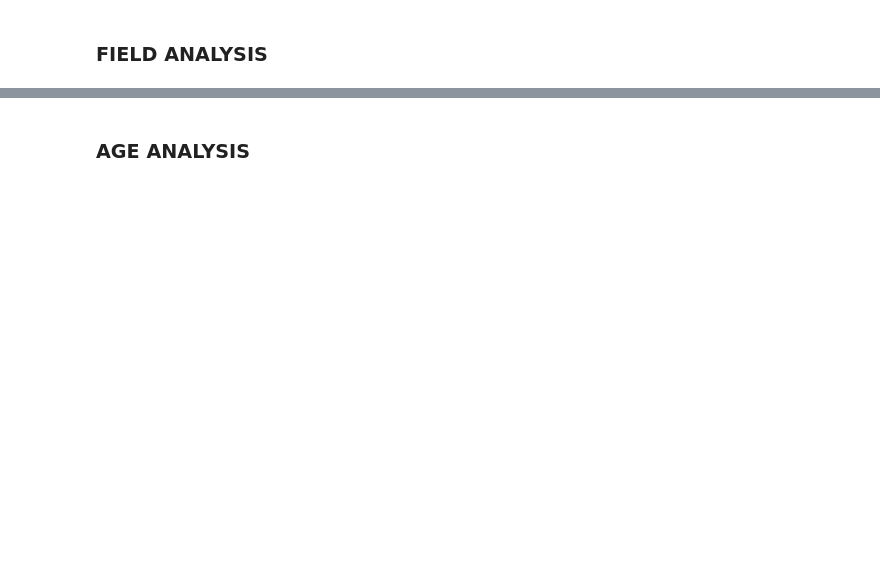
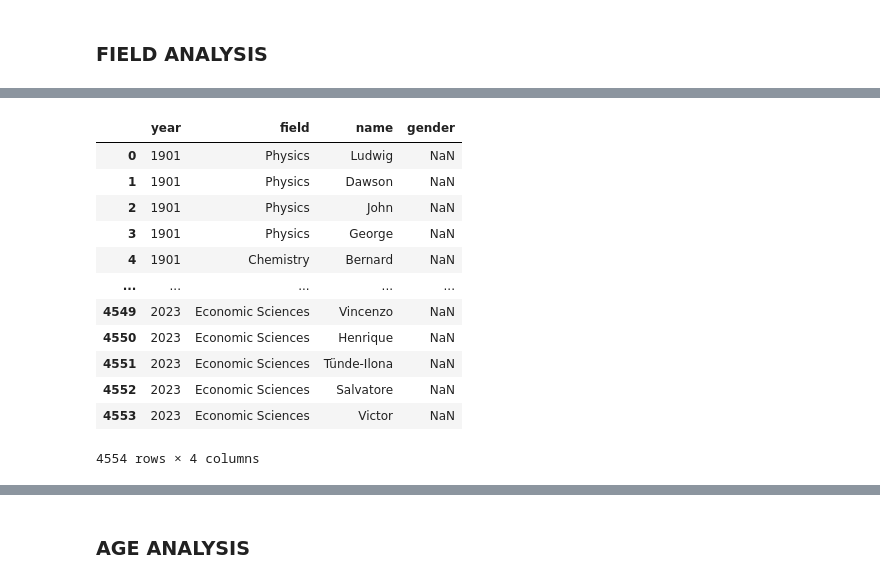
Before and after one commit to Bluceli168/IH-API-Project, a Jupyter notebook: main.ipynb, the cells around one changed output, grey strips where cells are left out. Saved outputs shown, nothing was run; the diff lists cells and outputs as text; code cells hidden in the pictures; blank space fills up the shorter version.

```diff
--- a/main.ipynb
+++ b/main.ipynb
@@ -140,0 +205,20 @@ names_df.to_csv('sources/names.csv', index=False)
+# %%
+
+
+
+names_df = get_papers_authors(gender_columns, 1901, 2023, 'initial')
+display(names_df)
+# %% [output]
+|  | year | field | name | gender |
+| 0 | 1901 | Physics | Ludwig | NaN |
+| 1 | 1901 | Physics | Dawson | NaN |
+| 2 | 1901 | Physics | John | NaN |
+| 3 | 1901 | Physics | George | NaN |
+| 4 | 1901 | Chemistry | Bernard | NaN |
+| ... | ... | ... | ... | ... |
+| 4549 | 2023 | Economic Sciences | Vincenzo | NaN |
+| 4550 | 2023 | Economic Sciences | Henrique | NaN |
+| 4551 | 2023 | Economic Sciences | Tünde-Ilona | NaN |
+| 4552 | 2023 | Economic Sciences | Salvatore | NaN |
+| 4553 | 2023 | Economic Sciences | Victor | NaN |
+4554 rows × 4 columns
```
Also changed, not shown: parts of 9 cells of this notebook, 2 other files.
